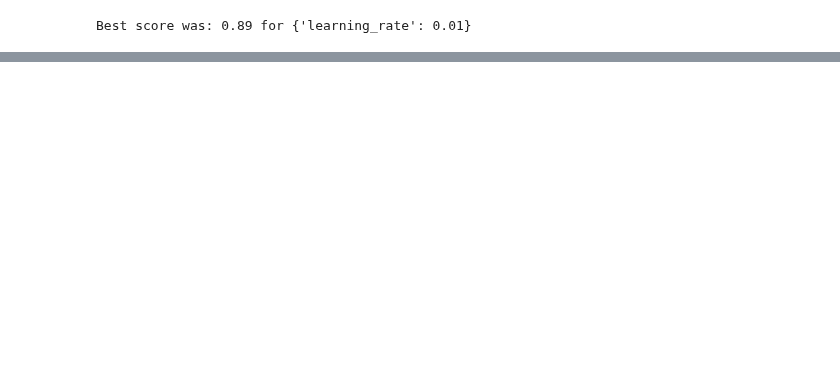
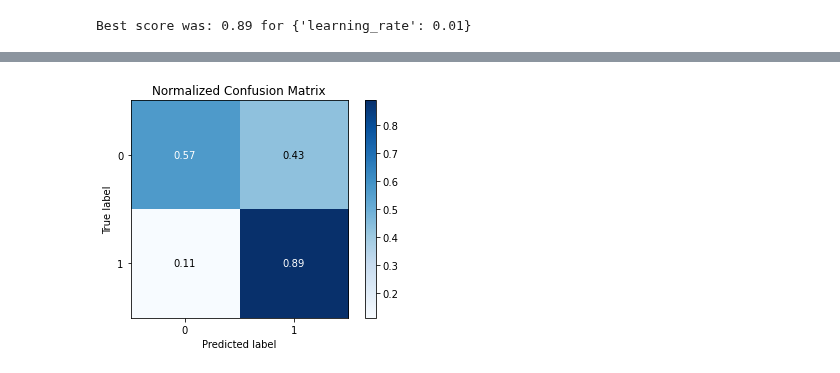
Before and after one commit to cfantecelle/data_science_portfolio, a Jupyter notebook: project_churn/churn_prediction.ipynb, the cells around one changed output, grey strips where cells are left out. Cells and saved outputs as stored; diff of their text form; code cells hidden in the pictures; blank space fills up the shorter version.

```diff
--- a/project_churn/churn_prediction.ipynb
+++ b/project_churn/churn_prediction.ipynb
@@ -522,0 +527,12 @@ Best score was: 0.89 for {'learning_rate': 0.01}
+# %%
+# Instantiating our classifier with found parameters
+xgb = XGBClassifier(max_depth=1, min_child_weight=1, gamma=0, n_estimators=50,
+                    learning_rate=0.01, eval_metric='logloss', use_label_encoder=False)
+
+# Fitting our test data
+xgb.fit(X_train_rus, y_train_rus)
+
+# Predicting
+X_test_backup = X_test.copy()
+X_test = scaler.transform(X_test)
+y_pred = xgb.predict(X_test)
@@ -522,0 +558,6 @@ Best score was: 0.89 for {'learning_rate': 0.01}
+# %%
+# Confusion matryx
+plot_confusion_matrix(y_test, y_pred, normalize=True)
+plt.show()
+# %% [output]
+[figure, added]
```
Also changed, not shown: parts of 11 cells of this notebook, 1 other file.
